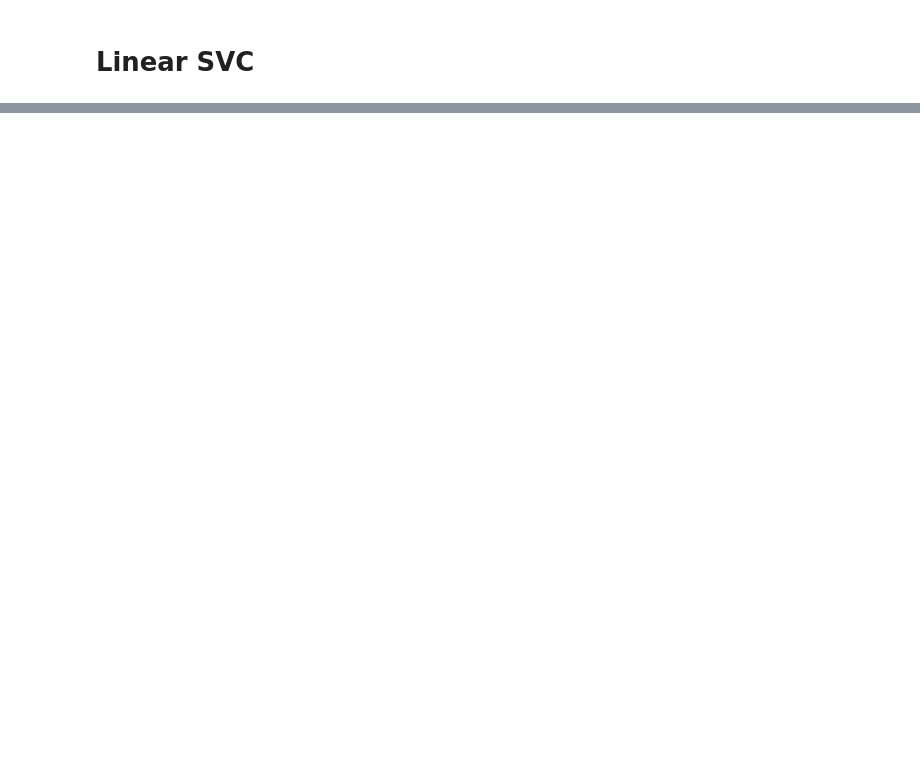
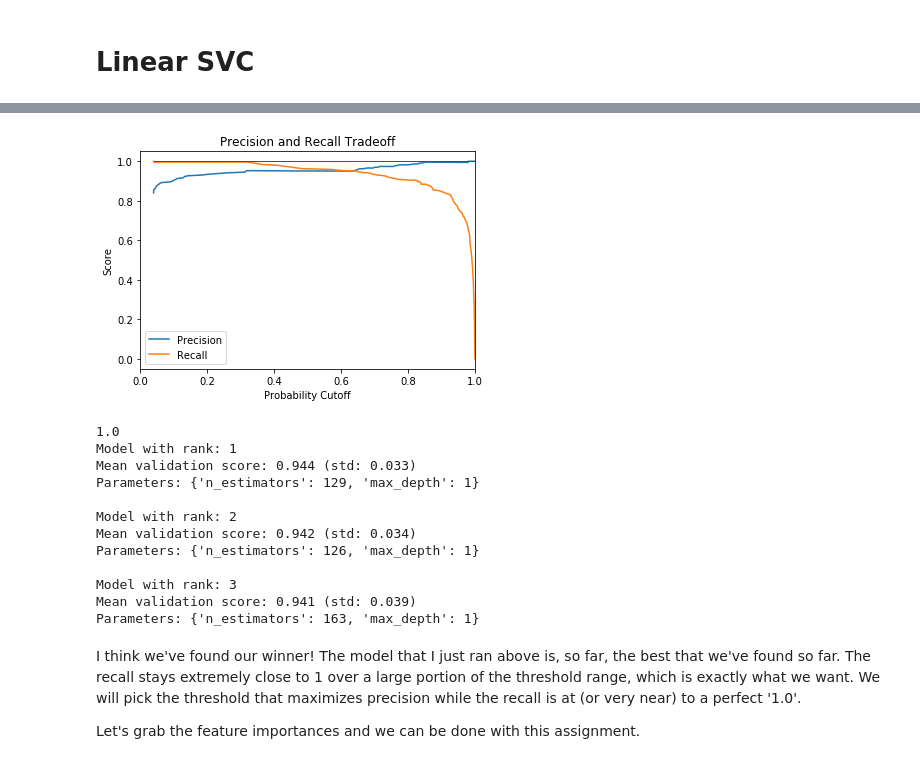
Before and after one commit to bgwilson12/3.6-Supervised-Learning-Potpourri, a Jupyter notebook: 3.6.5 Cancer Diagnostics.ipynb, the cells around one changed output, grey strips where cells are left out. Saved outputs shown, nothing was run; the diff lists cells and outputs as text; code cells hidden in the pictures; blank space fills up the shorter version.

```diff
--- a/3.6.5 Cancer Diagnostics.ipynb
+++ b/3.6.5 Cancer Diagnostics.ipynb
@@ -363,0 +442,33 @@ Parameters: {'C': 4, 'gamma': 20}
+# %%
+from sklearn.ensemble import GradientBoostingClassifier
+
+params_dist = {'n_estimators' : np.random.randint(100, 850, 1000),
+               'max_depth' : np.random.randint(1, 5, 1000)}
+
+n_iter_search = 50
+gbc = GradientBoostingClassifier()
+clf = RandomizedSearchCV(gbc, param_distributions=params_dist,
+                         n_iter=n_iter_search, scoring='f1')
+
+clf.fit(X, y)
+clear_output()
+precision_recall_plot(clf, X, y)
+report(clf.cv_results_, 3)
+# %% [output]
+[figure, added]
+1.0
+Model with rank: 1
+Mean validation score: 0.944 (std: 0.033)
+Parameters: {'n_estimators': 129, 'max_depth': 1}
+
+Model with rank: 2
+Mean validation score: 0.942 (std: 0.034)
+Parameters: {'n_estimators': 126, 'max_depth': 1}
+
+Model with rank: 3
+Mean validation score: 0.941 (std: 0.039)
+Parameters: {'n_estimators': 163, 'max_depth': 1}
+# %% [markdown]
+I think we've found our winner! The model that I just ran above is, so far, the best that we've found so far. The recall stays extremely close to 1 over a large portion of the threshold range, which is exactly what we want. We will pick the threshold that maximizes precision while the recall is at (or very near) to a perfect '1.0'.
+
+Let's grab the feature importances and we can be done with this assignment.
```
Also changed, not shown: parts of 11 cells of this notebook.
